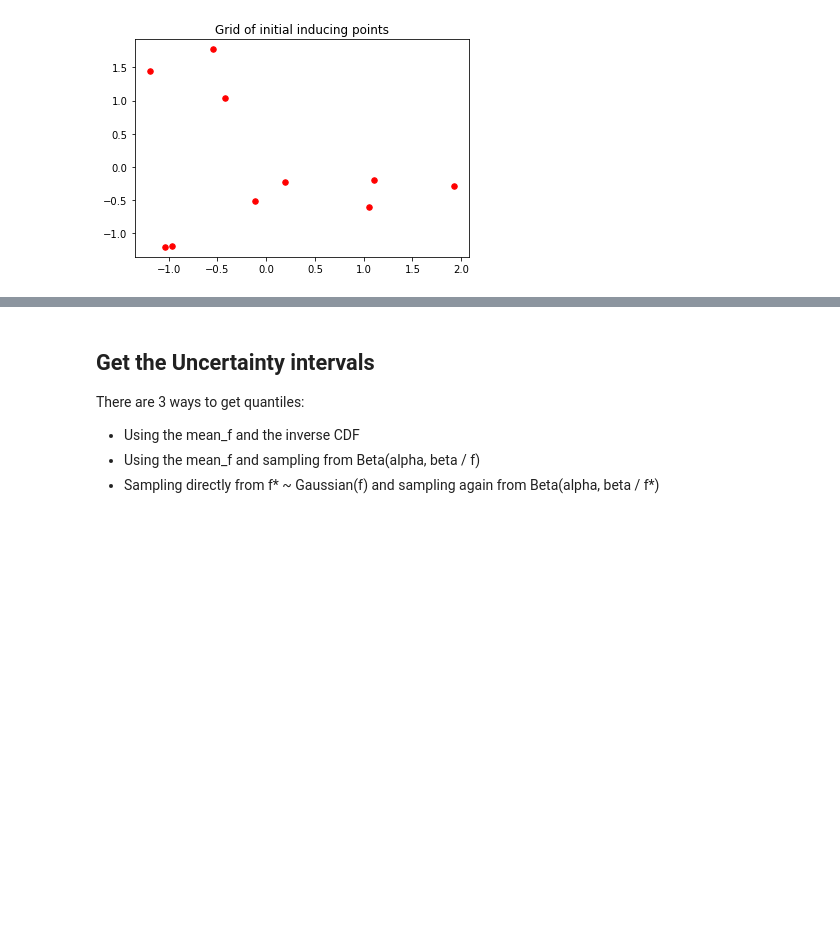
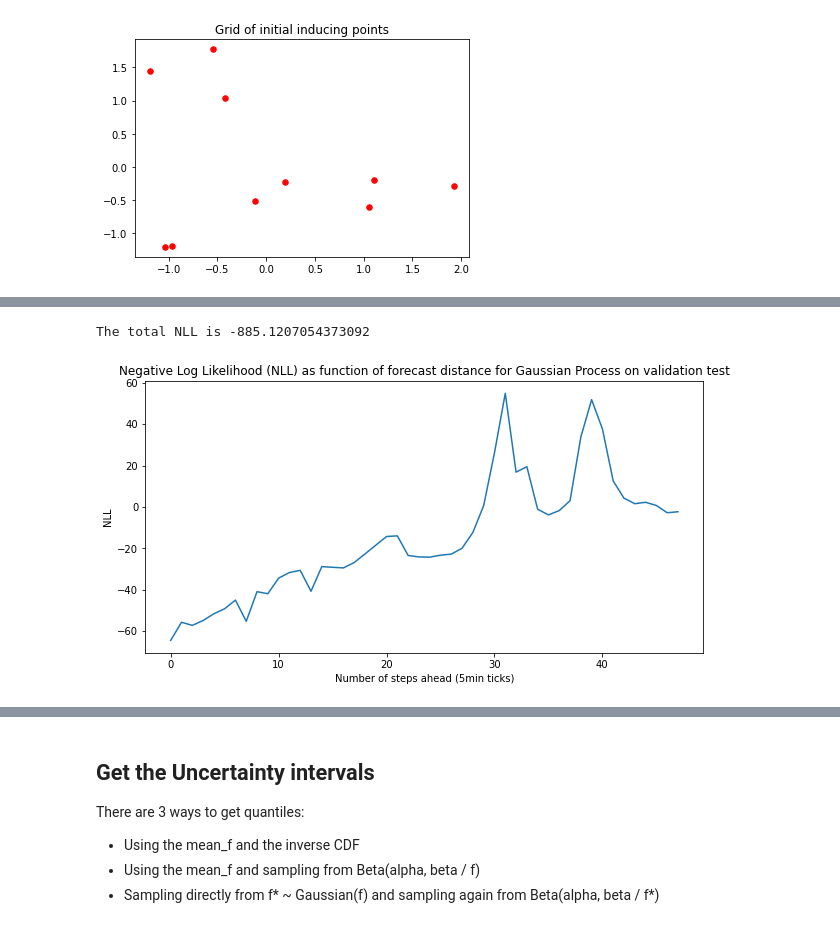
Before and after one commit to SeanNassimiha/CSML-MSc-Project, a Jupyter notebook: Models/Bounded_GPs-Uncertainty_study.ipynb, the cells around one changed output, grey strips where cells are left out. Drawn from its saved outputs; the diff is of its cells as text; code cells hidden in the pictures; blank space fills up the shorter version.

```diff
--- a/Models/Bounded_GPs-Uncertainty_study.ipynb
+++ b/Models/Bounded_GPs-Uncertainty_study.ipynb
@@ -28,13 +28,13 @@ import kernels_definitions as kerns
 #DATA VARIABLES
 SYSTEMS_NUM = 10
 TIMESTEPS_NUM = 2000
-TRAIN_FRAC = 24
+TRAIN_FRAC = 48
 GRID_PIXELS = 20
 
 #OPTIMISATION VARIABLES
 LR_ADAM = 0.05
 LR_NEWTON = 0.5
-ITERS = 3
+ITERS = 10
 
 #GP Variables
 VAR_Y = 0.5
@@ -53,7 +53,7 @@ MINI_BATCH_SIZE = None #none if you don't want them
 
 TEST_STATIONS = 10
 # %%
-data =  pd.read_csv('../../Data/pv_power_df_5day_capacity_scaled.csv', index_col='datetime').drop(columns=['2657', '2828']) #DROPPING FAULTY SYSTEMS
+data =  pd.read_csv('../../Data/pv_power_df_5day_capacity_scaled.csv', index_col='datetime')
 uk_pv = pd.read_csv('../../Data/system_metadata_location_rounded.csv')
 uk_pv['ss_id_string'] = uk_pv['ss_id'].astype('str')
 #data_multiple.plot(legend=False)
@@ -117,4 +117,5 @@ kern = kerns.get_periodic_kernel(variance=VAR_F,
                                                z=z,
                                                sparse=SPARSE,
                                                opt_z=OPT_Z,
-                                               conditional='FIC')
+                                               conditional='FIC',
+                                                order=2)
@@ -260,8 +303,8 @@ print(f'The average 2 hours test MAE is {mae_test[:24].mean()}')
 # %%
 #SAMPLE THE UNCERTAINTY BOUNDS
-
+N_samples = 1000
 #Sample values of f at each point
-sampled_f = np.random.normal(f_mean[:,:,0], f_var[:,:,0], size=(10, f_var.shape[0], f_var.shape[1]))
+sampled_f = np.random.normal(f_mean[:,:,0], f_var[:,:,0], size=(N_samples, f_var.shape[0], f_var.shape[1]))
 
 alpha_sampled = model.likelihood.link_fn(sampled_f) * model.likelihood.scale
 beta_sampled = model.likelihood.scale - alpha_sampled
@@ -269,6 +312,24 @@ beta_sampled = model.likelihood.scale - alpha_sampled
 beta_samples = np.random.beta(alpha_sampled, beta_sampled, size=(alpha_sampled.shape[0], alpha_sampled.shape[1], alpha_sampled.shape[2]))
 lower_bounds_beta_MC = np.quantile(beta_samples, 0.025, axis=0)
 upper_bounds_beta_MC = np.quantile(beta_samples, 0.975, axis=0)
+# %%
+observed_repeated = np.repeat(rescaled_Y[-len_samples:][test_mask_shortened][np.newaxis, :, :], N_samples, axis=0)
+observed_repeated = observed_repeated.at[observed_repeated==0].set(10e-6)
+#NOTE -> I NEED TO AVERAGE OVER THE MC SAMPLES FOR THE SPECIFIC POINT,
+#BUT THEN I NEED TO MULTIPLY OVER THE NLL FOR DIFFERENT POINTS
+likelihoods = beta.pdf(observed_repeated,  alpha_sampled[:, test_mask_shortened], beta_sampled[:, test_mask_shortened])
+NNL_hsteps =   -np.sum(np.log(likelihoods.mean(axis=0)), axis=1)[:, np.newaxis]
+
+plt.figure(figsize=(10,5))
+plt.plot(NNL_hsteps)
+plt.title('Negative Log Likelihood (NLL) as function of forecast distance for Gaussian Process on validation test')
+plt.xlabel('Number of steps ahead (5min ticks)')
+plt.ylabel('NLL')
+
+print(f'The total NLL is {NNL_hsteps[:24].sum()}')
+# %% [output]
+The total NLL is -885.1207054373092
+[figure, added]
 # %%
 days_index = max(97, int(((len_samples / 3) // 97) * 97)) #number of time intervals to match 5 beginnings of days
 
```
Also changed, not shown: parts of 6 cells of this notebook, 9 other files.
